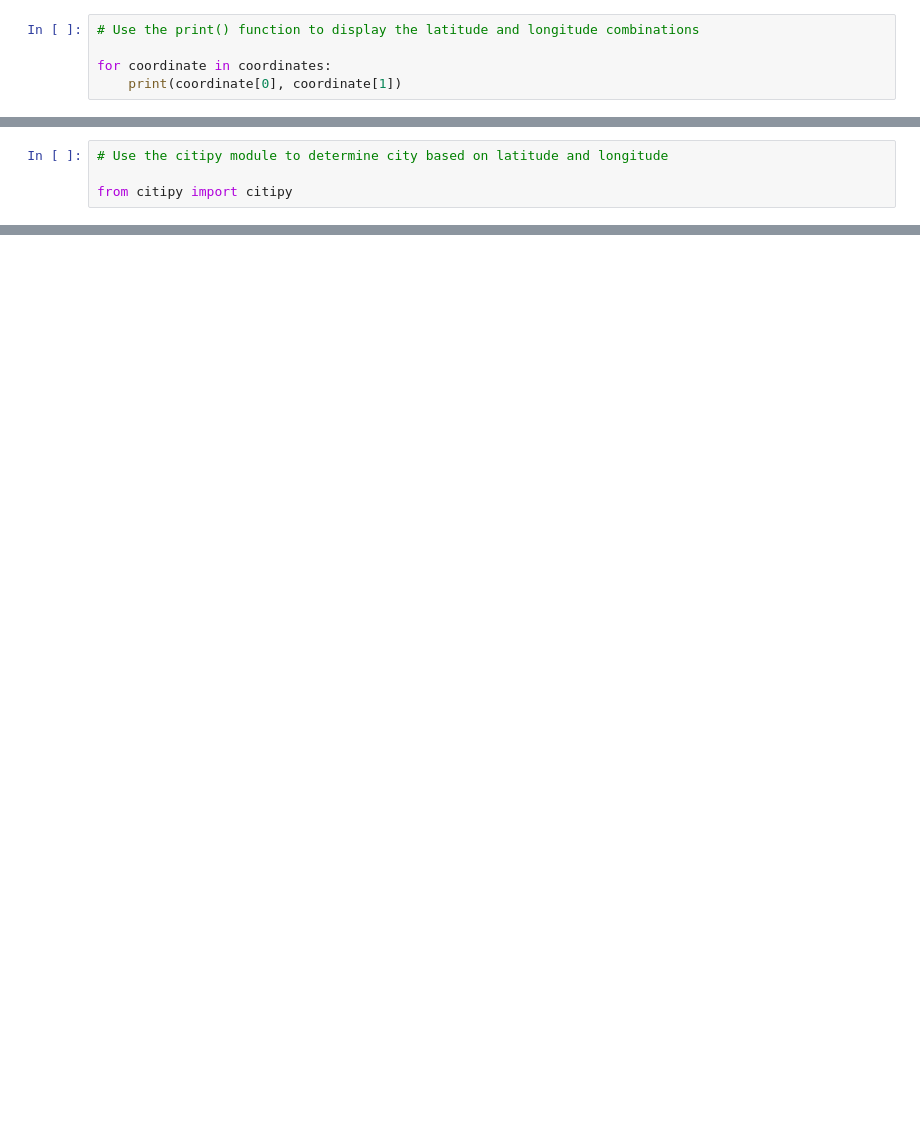
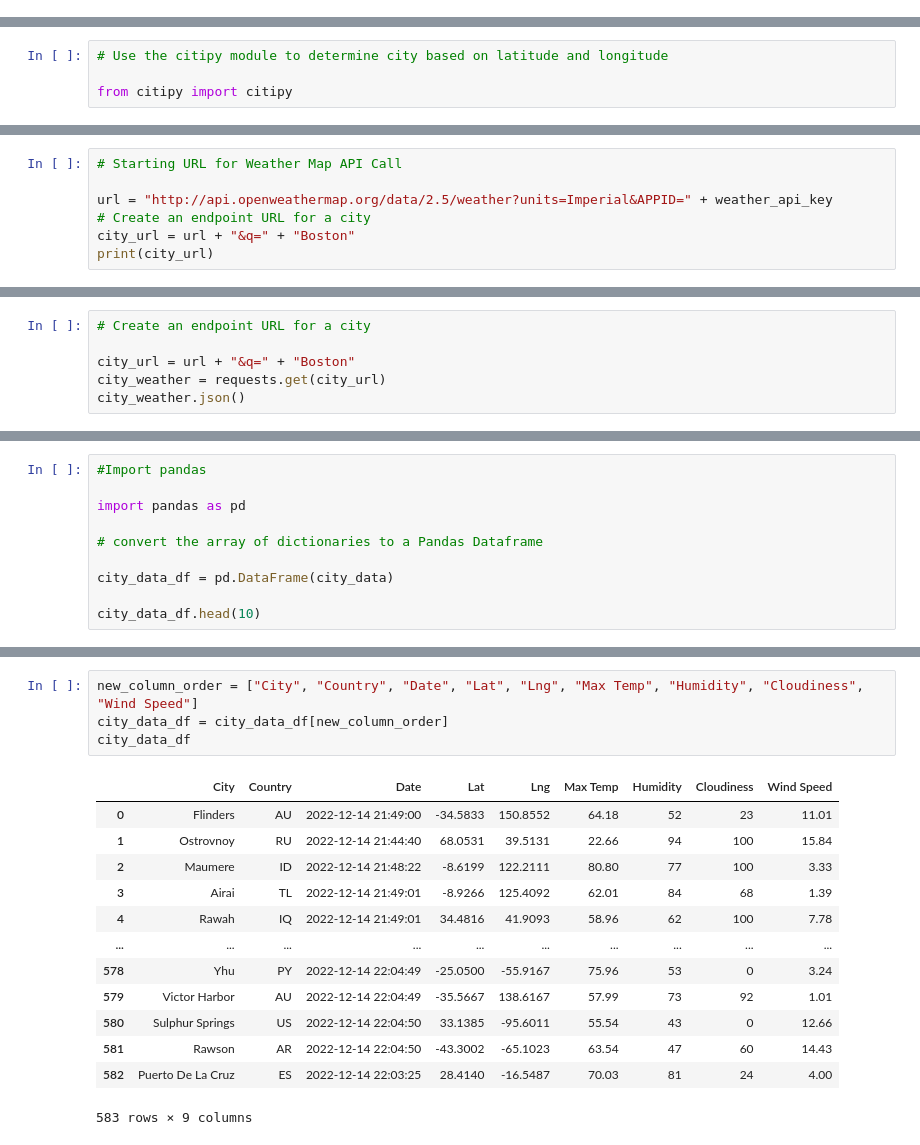
Before and after one commit to UnBearAble1/World_Weather_Analysis, a Jupyter notebook: API_practice.ipynb, the cells around one changed output, grey strips where cells are left out. Drawn from its saved outputs; the diff is of its cells as text; blank space fills up the shorter version.

```diff
--- a/API_practice.ipynb
+++ b/API_practice.ipynb
@@ -8,8 +18,3 @@ lat_lngs = zip(lats, lngs)
 # Add the latitudes and lngitude to a list.
 
 coordinates = list(lat_lngs)
-# %%
-# Use the print() function to display the latitude and longitude combinations
-
-for coordinate in coordinates:
-    print(coordinate[0], coordinate[1])
@@ -57,0 +77,7 @@ len(cities)
+# %%
+# Starting URL for Weather Map API Call
+
+url = "http://api.openweathermap.org/data/2.5/weather?units=Imperial&APPID=" + weather_api_key
+# Create an endpoint URL for a city
+city_url = url + "&q=" + "Boston"
+print(city_url)
@@ -57,0 +133,6 @@ len(cities)
+# %%
+# Create an endpoint URL for a city
+
+city_url = url + "&q=" + "Boston"
+city_weather = requests.get(city_url)
+city_weather.json()
@@ -57,0 +289,10 @@ len(cities)
+# %%
+#Import pandas
+
+import pandas as pd
+
+# convert the array of dictionaries to a Pandas Dataframe
+
+city_data_df = pd.DataFrame(city_data)
+
+city_data_df.head(10)
@@ -57,0 +311,18 @@ len(cities)
+# %%
+new_column_order = ["City", "Country", "Date", "Lat", "Lng", "Max Temp", "Humidity", "Cloudiness", "Wind Speed"]
+city_data_df = city_data_df[new_column_order]
+city_data_df
+# %% [output]
+|  | City | Country | Date | Lat | Lng | Max Temp | Humidity | Cloudiness | Wind Speed |
+| 0 | Flinders | AU | 2022-12-14 21:49:00 | -34.5833 | 150.8552 | 64.18 | 52 | 23 | 11.01 |
+| 1 | Ostrovnoy | RU | 2022-12-14 21:44:40 | 68.0531 | 39.5131 | 22.66 | 94 | 100 | 15.84 |
+| 2 | Maumere | ID | 2022-12-14 21:48:22 | -8.6199 | 122.2111 | 80.80 | 77 | 100 | 3.33 |
+| 3 | Airai | TL | 2022-12-14 21:49:01 | -8.9266 | 125.4092 | 62.01 | 84 | 68 | 1.39 |
+| 4 | Rawah | IQ | 2022-12-14 21:49:01 | 34.4816 | 41.9093 | 58.96 | 62 | 100 | 7.78 |
+| ... | ... | ... | ... | ... | ... | ... | ... | ... | ... |
+| 578 | Yhu | PY | 2022-12-14 22:04:49 | -25.0500 | -55.9167 | 75.96 | 53 | 0 | 3.24 |
+| 579 | Victor Harbor | AU | 2022-12-14 22:04:49 | -35.5667 | 138.6167 | 57.99 | 73 | 92 | 1.01 |
+| 580 | Sulphur Springs | US | 2022-12-14 22:04:50 | 33.1385 | -95.6011 | 55.54 | 43 | 0 | 12.66 |
+| 581 | Rawson | AR | 2022-12-14 22:04:50 | -43.3002 | -65.1023 | 63.54 | 47 | 60 | 14.43 |
+| 582 | Puerto De La Cruz | ES | 2022-12-14 22:03:25 | 28.4140 | -16.5487 | 70.03 | 81 | 24 | 4.00 |
+583 rows × 9 columns
```
Also changed, not shown: parts of 21 cells of this notebook, 2 other files.
